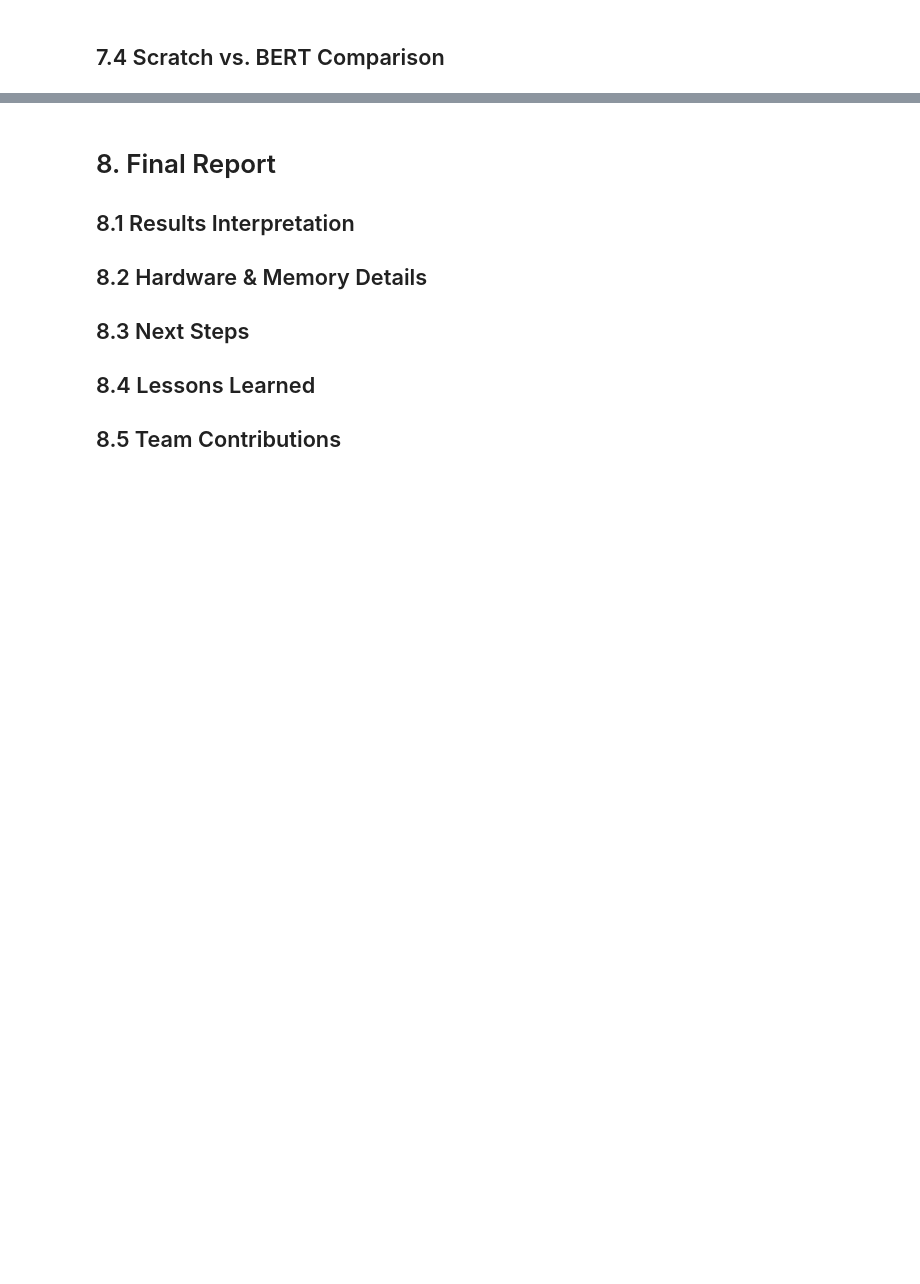
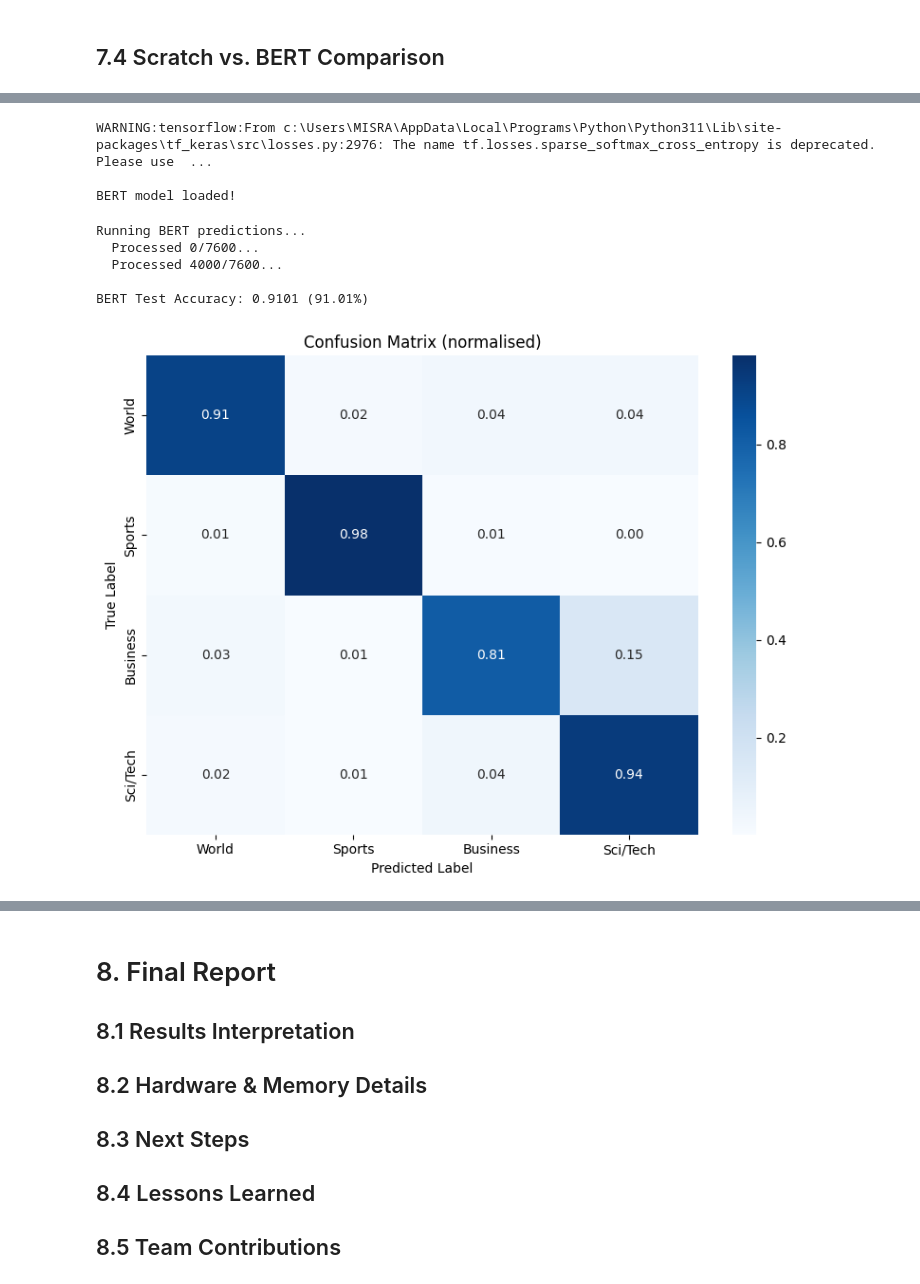
Before and after one commit to jordan6andres/math4dl_project, a Jupyter notebook: notebooks/dl_math_project.ipynb, the cells around one changed output, grey strips where cells are left out. Drawn from its saved outputs; the diff is of its cells as text; code cells hidden in the pictures; blank space fills up the shorter version.

```diff
--- a/notebooks/dl_math_project.ipynb
+++ b/notebooks/dl_math_project.ipynb
@@ -1059,0 +1088,55 @@ BERT (Fine-tuned)       NaN       NaN
+# %%
+# Load BERT model using TFSMLayer (Keras 3 compatible)
+bert_model = tf.keras.layers.TFSMLayer(
+    "../models/bert_model",
+    call_endpoint="serving_default"
+)
+print("BERT model loaded!")
+# %% [output]
+WARNING:tensorflow:From c:\Users\MISRA\AppData\Local\Programs\Python\Python311\Lib\site-packages\tf_keras\src\losses.py:2976: The name tf.losses.sparse_softmax_cross_entropy is deprecated. Please use  ...
+
+BERT model loaded!
+# %%
+# BERT prediction in batches
+print("Running BERT predictions...")
+BATCH_SIZE = 32
+n_samples = len(test_labels_bert)
+all_preds = []
+
+for i in range(0, n_samples, BATCH_SIZE):
+    batch_ids  = test_encodings["input_ids"][i:i+BATCH_SIZE]
+    batch_mask = test_encodings["attention_mask"][i:i+BATCH_SIZE]
+
+    outputs = infer_fn(
+        input_ids=batch_ids,
+        attention_mask=batch_mask
+    )
+
+    preds = np.argmax(outputs["logits"].numpy(), axis=1)
+    all_preds.extend(preds)
+
+    if i % 1000 == 0:
+        print(f"  Processed {i}/{n_samples}...")
+
+bert_y_pred = np.array(all_preds)
+bert_y_true = test_labels_bert
+
+from sklearn.metrics import accuracy_score
+bert_test_acc = accuracy_score(bert_y_true, bert_y_pred)
+print(f"\nBERT Test Accuracy: {bert_test_acc:.4f} ({bert_test_acc*100:.2f}%)")
+# %% [output]
+Running BERT predictions...
+  Processed 0/7600...
+  Processed 4000/7600...
+
+BERT Test Accuracy: 0.9101 (91.01%)
+# %%
+# BERT Confusion Matrix
+fig = plot_confusion_matrix(
+    bert_y_true, bert_y_pred,
+    class_names=CLASS_NAMES,
+    normalize=True,
+    save_path="reports/bert_confusion_matrix.png"
+)
+# %% [output]
+[figure, added]
```
Also changed, not shown: parts of 12 cells of this notebook, 3 other files.
